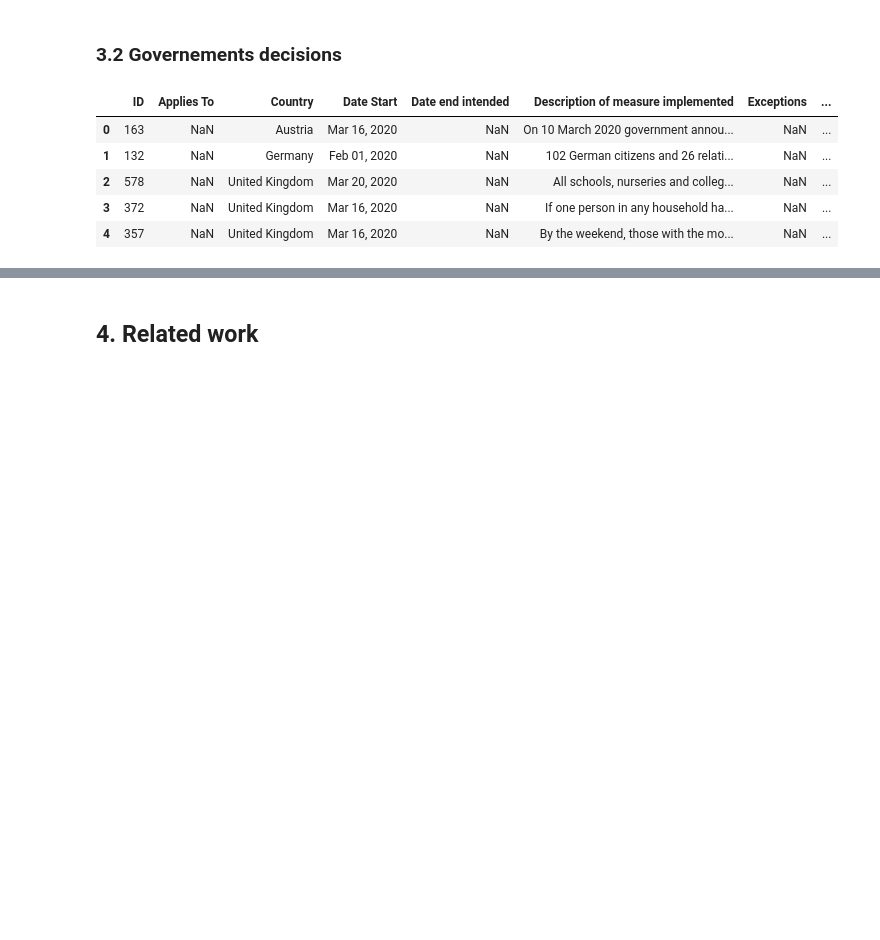
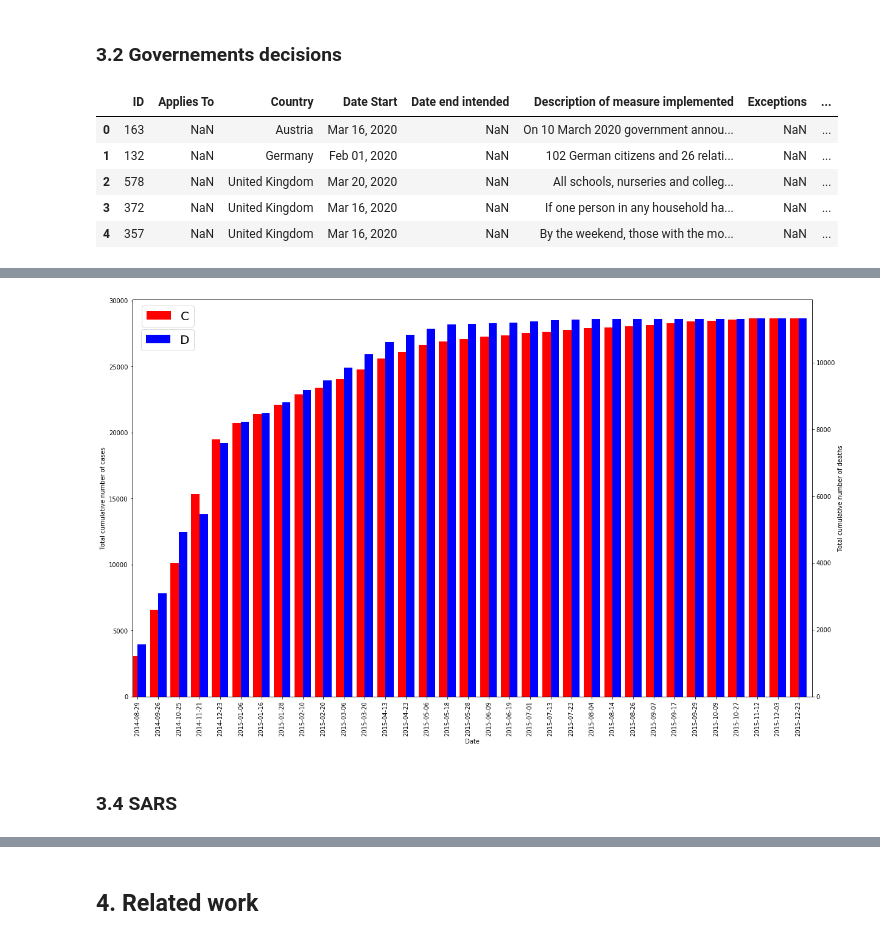
Before and after one commit to com-480-data-visualization/com-480-project-pouletpanier, a Jupyter notebook: Milestone 1.ipynb, the cells around one changed output, grey strips where cells are left out. Saved outputs shown, nothing was run; the diff lists cells and outputs as text; code cells hidden in the pictures; blank space fills up the shorter version.

```diff
--- a/Milestone 1.ipynb
+++ b/Milestone 1.ipynb
@@ -139,0 +166,30 @@ gov_decisions.head()
+# %%
+ebola = ebola.rename(columns={'No. of confirmed, probable and suspected cases':'Total cases', 'No. of confirmed, probable and suspected deaths':'Total deaths'})
+# %%
+ebola_per_day = ebola.groupby('Date')['Total cases', 'Total deaths'].sum()
+# %%
+cumulative_ebola_per_day = ebola_per_day
+# %%
+plot_cumulative_ebola_per_day = cumulative_ebola_per_day.iloc[::8, :]
+# %%
+fig = plt.figure(figsize=(20,12))
+
+ax = fig.add_subplot(111)
+ax2 = ax.twinx()
+
+width = 0.4
+
+plot_cumulative_ebola_per_day['Total cases'].plot(kind='bar', color='red', ax=ax, width=width, position=1)
+plot_cumulative_ebola_per_day['Total deaths'].plot(kind='bar', color='blue', ax=ax2, width=width, position=0)
+
+ax.set_ylabel('Total cumulative number of cases')
+ax2.set_ylabel('Total cumulative number of deaths')
+
+ax.legend('Cases', bbox_to_anchor=(0.1,1), fontsize=20)
+ax2.legend('Deaths', bbox_to_anchor=(0.1,0.94), fontsize=20)
+
+plt.show()
+# %% [output]
+[figure, added]
+# %% [markdown]
+### 3.4 SARS
```
Also changed, not shown: parts of 15 cells of this notebook.
